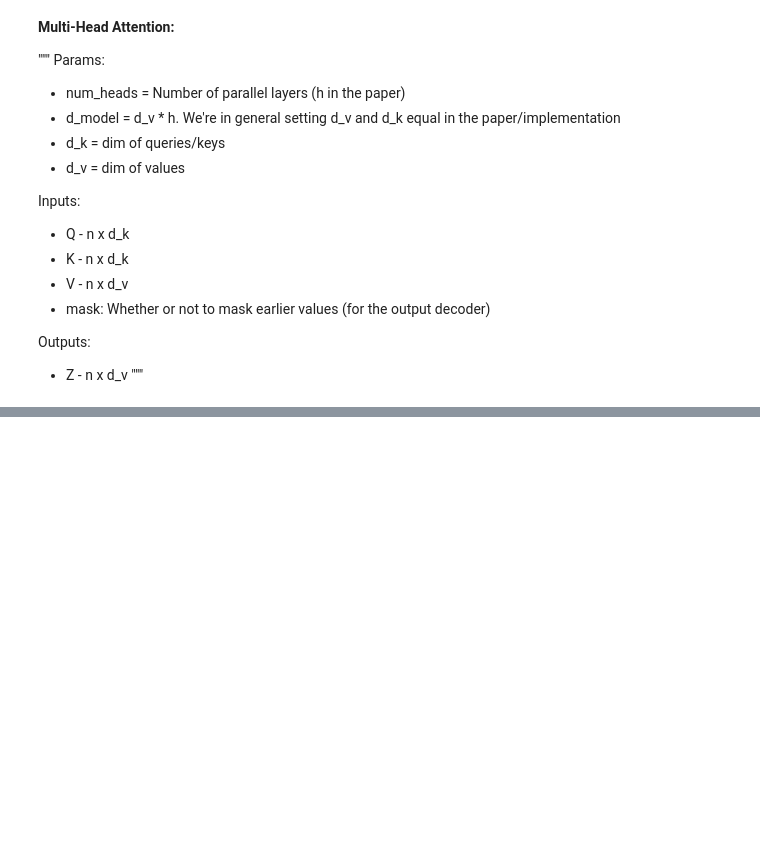
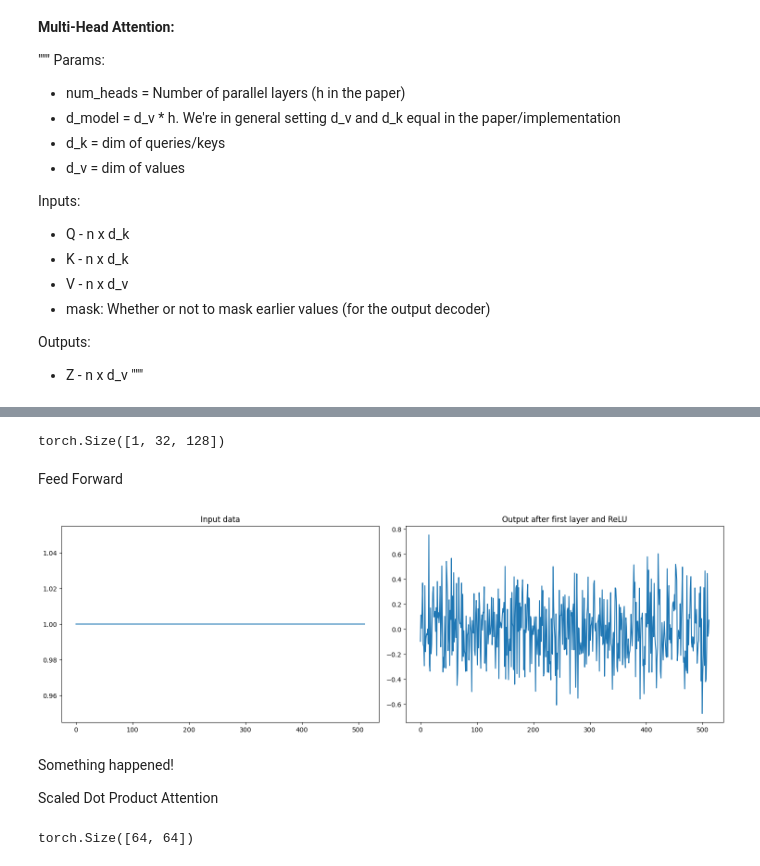
Before and after one commit to nkumarcc/tf-attention-is-all-you-need, a Jupyter notebook: Attention_is_All_You_Need_Take_2.ipynb, the cells around one changed output, grey strips where cells are left out. Drawn from its saved outputs; the diff is of its cells as text; code cells hidden in the pictures; blank space fills up the shorter version.

```diff
--- a/Attention_is_All_You_Need_Take_2.ipynb
+++ b/Attention_is_All_You_Need_Take_2.ipynb
@@ -304,0 +299,29 @@ plt.show()
+# %%
+embedded.shape
+# %% [output]
+torch.Size([1, 32, 128])
+# %% [markdown]
+Feed Forward
+# %%
+ffn = FeedForward()
+ffn_input_data = torch.ones(64, 1, 512)
+ffn_output = ffn(ffn_input_data)
+# %%
+plt.figure(figsize=(15, 5))
+
+plt.subplot(1, 2, 1)
+plt.title('Input data')
+plt.plot(ffn_input_data[0][0].detach().numpy())
+
+plt.subplot(1, 2, 2)
+plt.title('Output after first layer and ReLU')
+plt.plot(ffn_output[0][0].detach().numpy())
+
+plt.tight_layout()
+plt.show()
+# %% [output]
+[figure, added]
+# %% [markdown]
+Something happened!
+
+Scaled Dot Product Attention
@@ -304,0 +336,4 @@ plt.show()
+# %%
+output_sdpa_test.shape
+# %% [output]
+torch.Size([64, 64])
```
Also changed, not shown: parts of 21 cells of this notebook.
